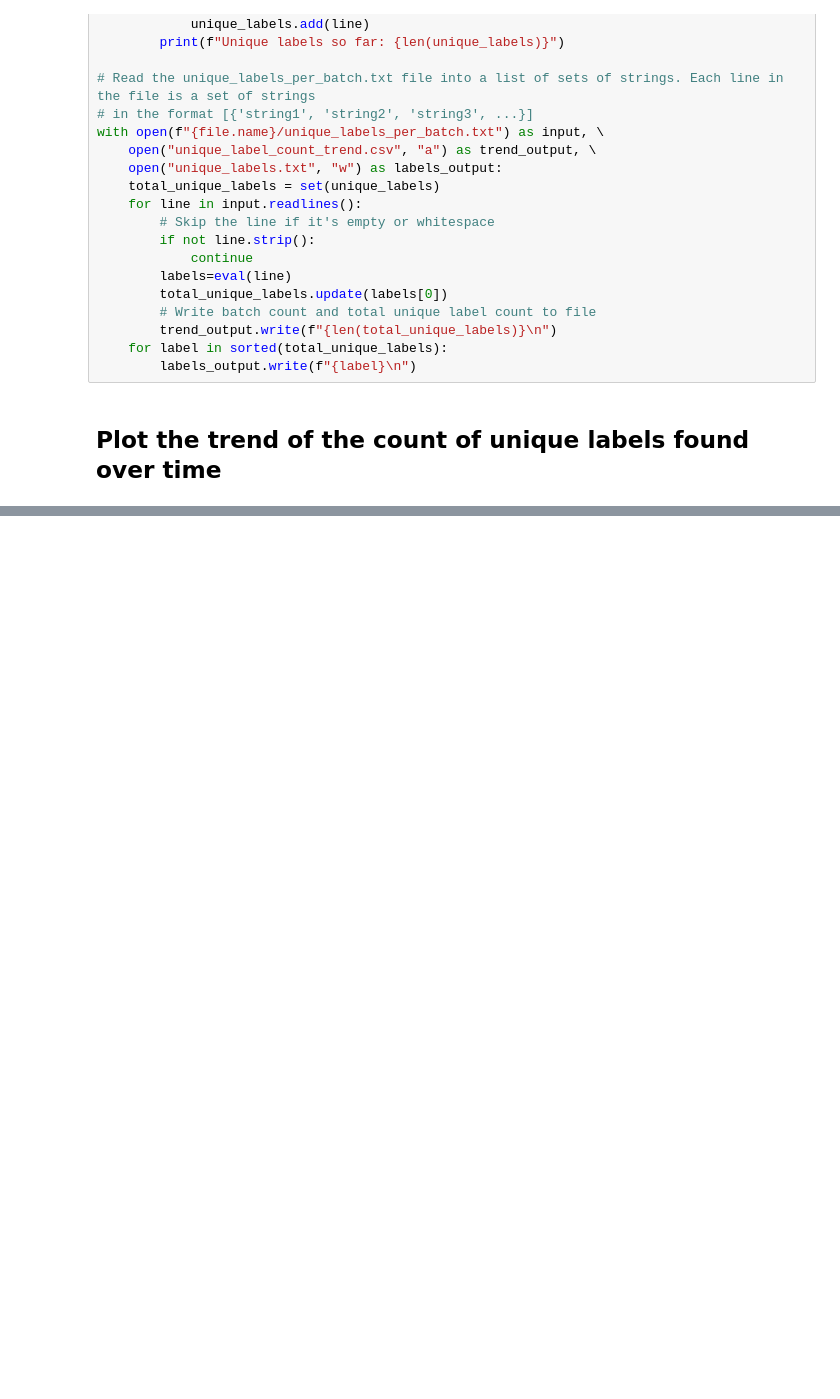
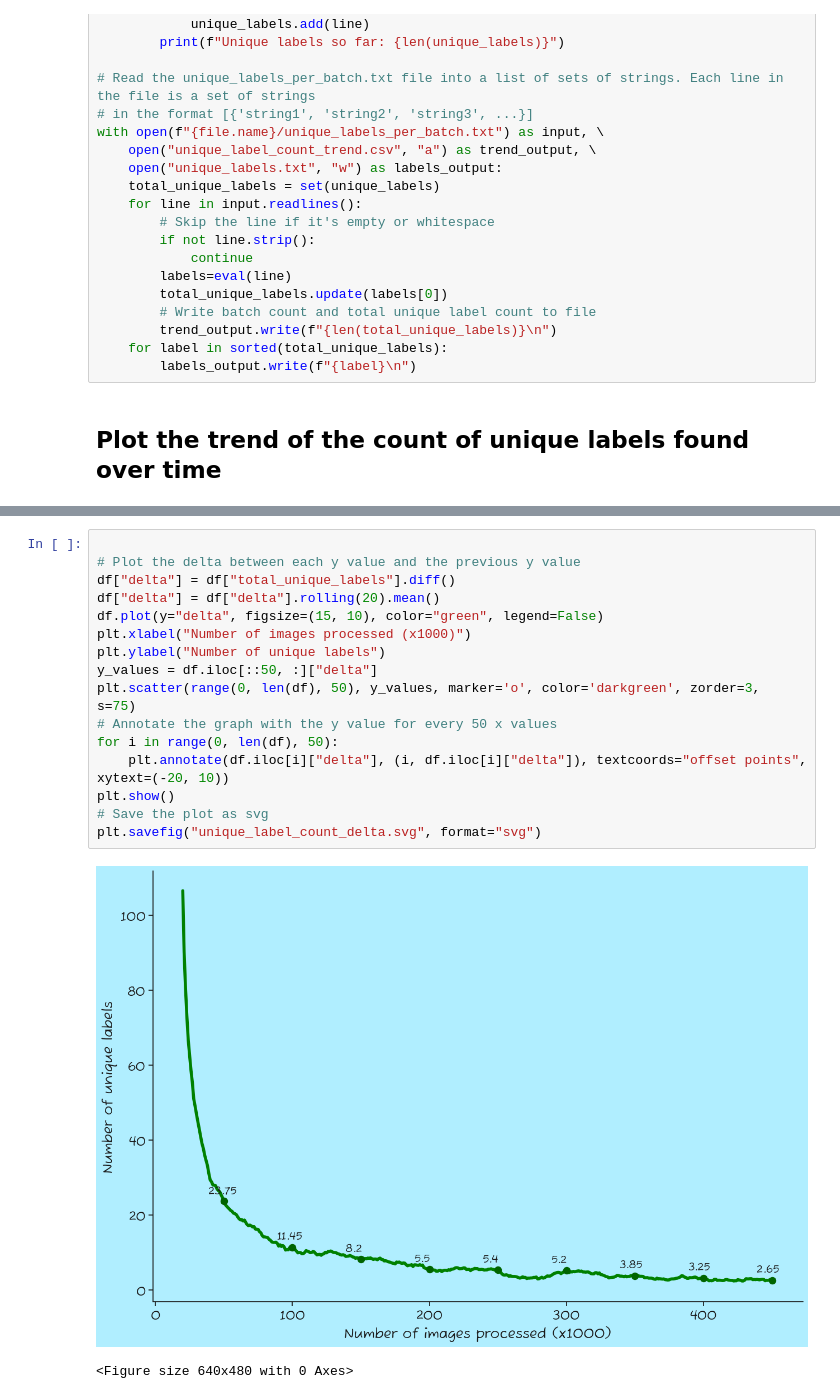
Before and after one commit to NyckelAI/codesamples, a Jupyter notebook: google_vision_api_class_list/code.ipynb, the cells around one changed output, grey strips where cells are left out. Saved outputs shown, nothing was run; the diff lists cells and outputs as text; blank space fills up the shorter version.

```diff
--- a/google_vision_api_class_list/code.ipynb
+++ b/google_vision_api_class_list/code.ipynb
@@ -276,0 +283,19 @@ plt.savefig("unique_label_count_trend.svg", format="svg")
+# %%
+
+# Plot the delta between each y value and the previous y value
+df["delta"] = df["total_unique_labels"].diff()
+df["delta"] = df["delta"].rolling(20).mean()
+df.plot(y="delta", figsize=(15, 10), color="green", legend=False)
+plt.xlabel("Number of images processed (x1000)")
+plt.ylabel("Number of unique labels")
+y_values = df.iloc[::50, :]["delta"]
+plt.scatter(range(0, len(df), 50), y_values, marker='o', color='darkgreen', zorder=3, s=75)
+# Annotate the graph with the y value for every 50 x values
+for i in range(0, len(df), 50):
+    plt.annotate(df.iloc[i]["delta"], (i, df.iloc[i]["delta"]), textcoords="offset points", xytext=(-20, 10))
+plt.show()
+# Save the plot as svg
+plt.savefig("unique_label_count_delta.svg", format="svg")
+# %% [output]
+[figure, added]
+<Figure size 640x480 with 0 Axes>
```
Also changed, not shown: parts of 2 cells of this notebook, 1 other file.
